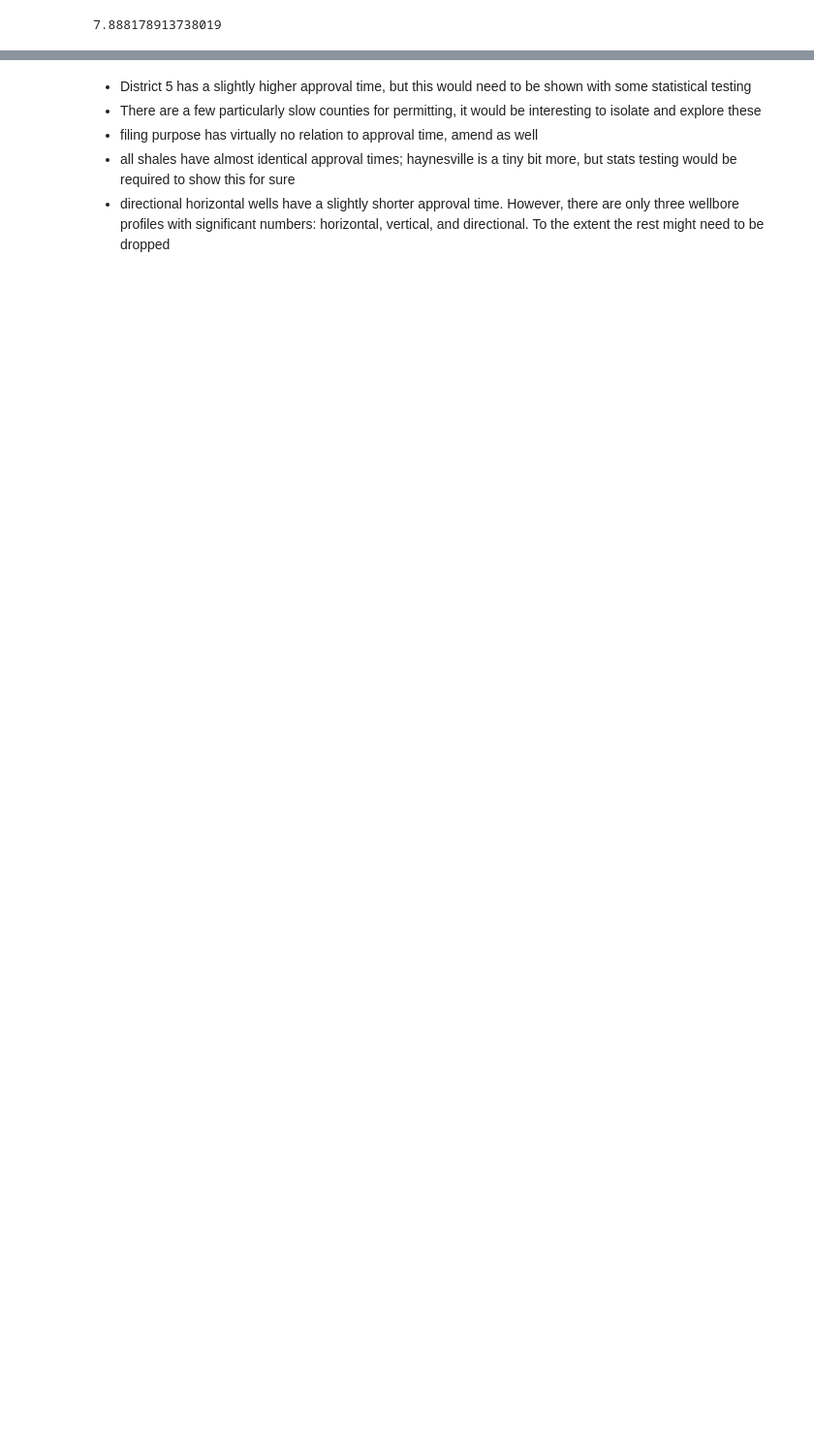
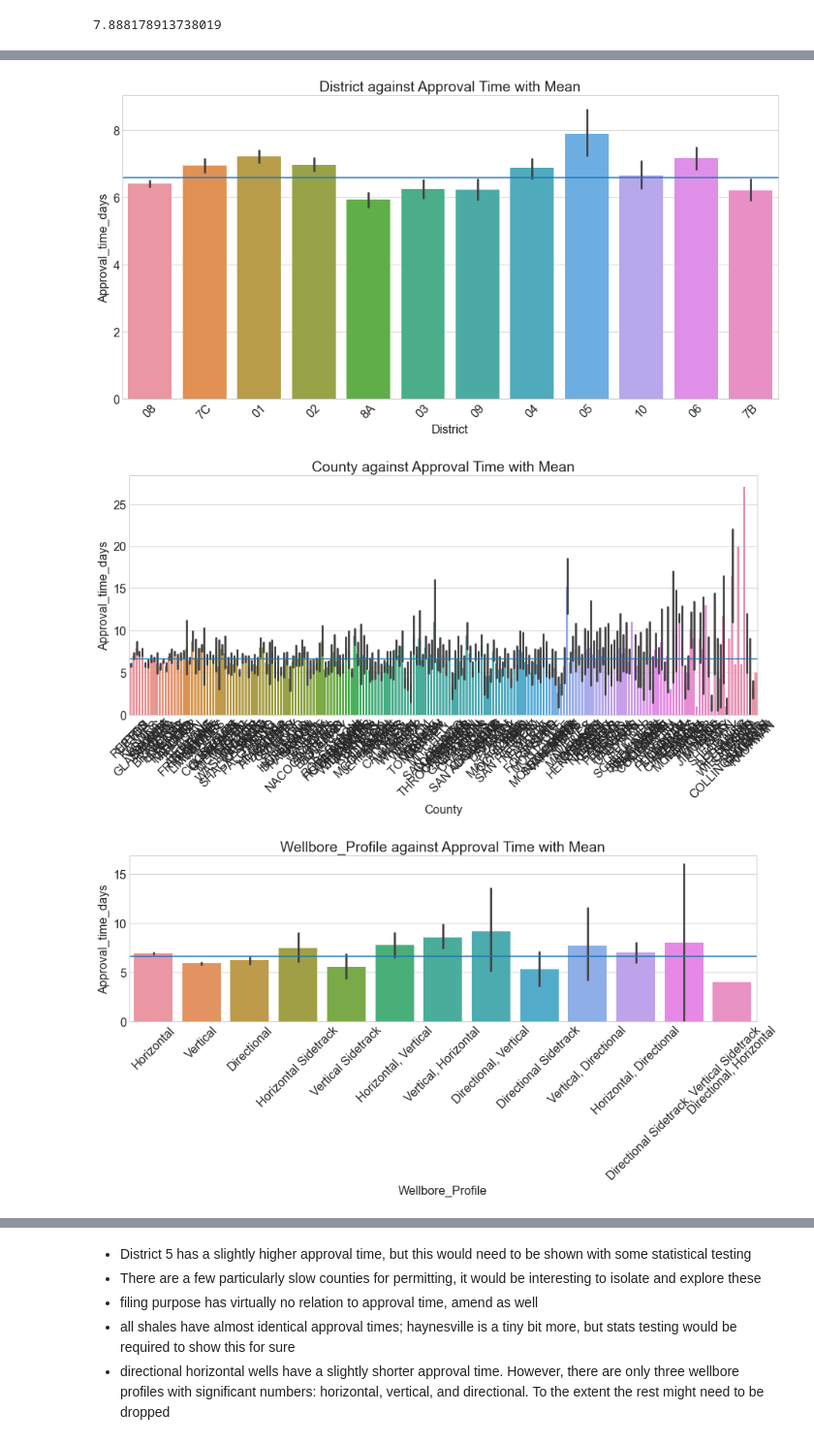
Before and after one commit to brianclements03/Individual_Project, a Jupyter notebook: Final_Notebook_Draft.ipynb, the cells around one changed output, grey strips where cells are left out. Shown at 97% size. Drawn from its saved outputs; the diff is of its cells as text; code cells hidden in the pictures; blank space fills up the shorter version.

```diff
--- a/Final_Notebook_Draft.ipynb
+++ b/Final_Notebook_Draft.ipynb
@@ -416,0 +281,6 @@ for var in disc_vars:
+# %%
+viz.disrete_vs_approval_time(train)
+# %% [output]
+[figure, added]
+[figure, added]
+[figure, added]
```
Also changed, not shown: parts of 68 cells of this notebook, 4 other files.
